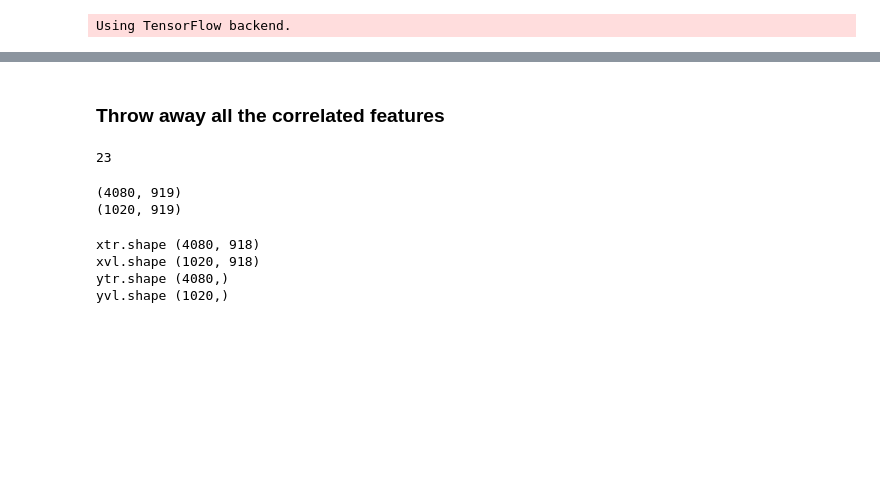
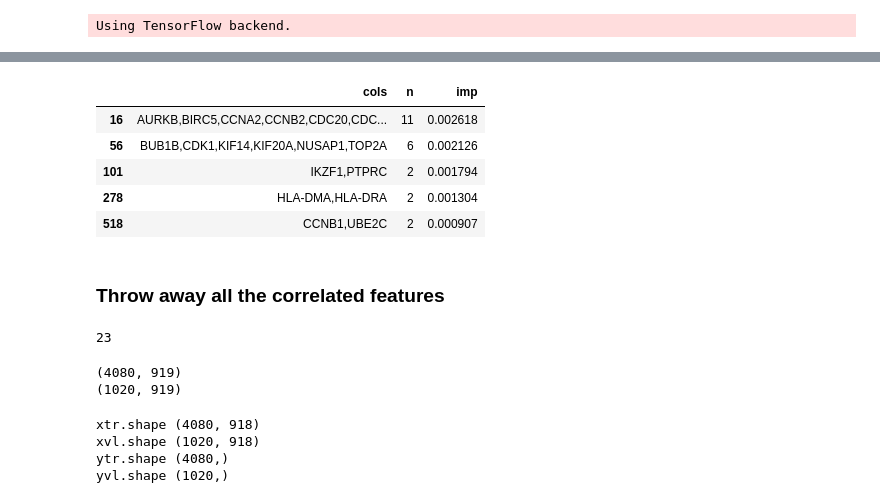
Before and after one commit to adpartin/feature-importance, a Jupyter notebook: apps/postproc_acc_vs_ncols.ipynb, the cells around one changed output, grey strips where cells are left out. Cells and saved outputs as stored; diff of their text form; code cells hidden in the pictures; blank space fills up the shorter version.

```diff
--- a/apps/postproc_acc_vs_ncols.ipynb
+++ b/apps/postproc_acc_vs_ncols.ipynb
@@ -78,3 +91,12 @@ data_val   = pd.read_csv(os.path.join(file_path, 'data', 'tc_data_val'), sep='\t
+# %%
+nnv_fi[nnv_fi['n']>1]
+# %% [output]
+|  | cols | n | imp |
+| 16 | AURKB,BIRC5,CCNA2,CCNB2,CDC20,CDC... | 11 | 0.002618 |
+| 56 | BUB1B,CDK1,KIF14,KIF20A,NUSAP1,TOP2A | 6 | 0.002126 |
+| 101 | IKZF1,PTPRC | 2 | 0.001794 |
+| 278 | HLA-DMA,HLA-DRA | 2 | 0.001304 |
+| 518 | CCNB1,UBE2C | 2 | 0.000907 |
 # %% [markdown]
 ### Throw away all the correlated features
 # %%
```
Also changed, not shown: parts of 9 cells of this notebook, 11 other files.
